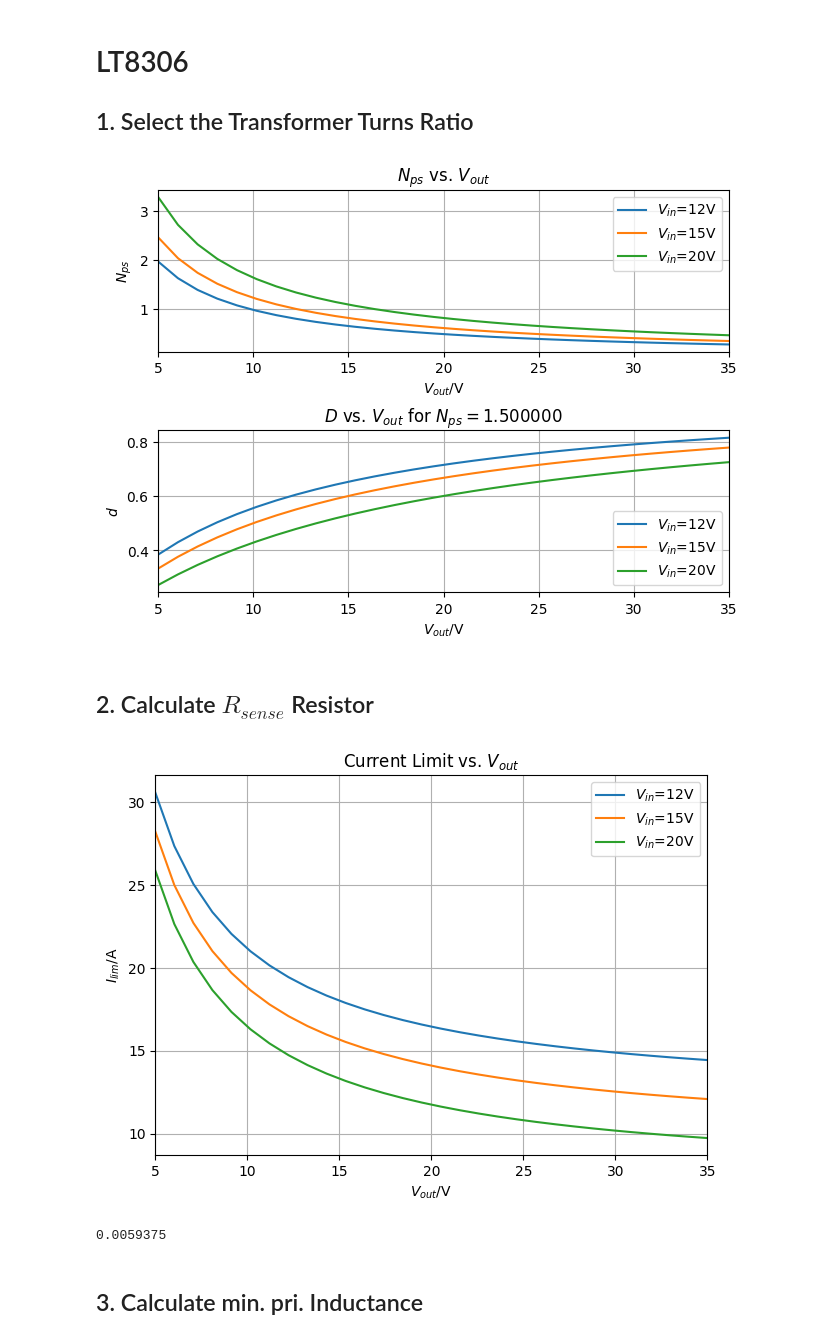
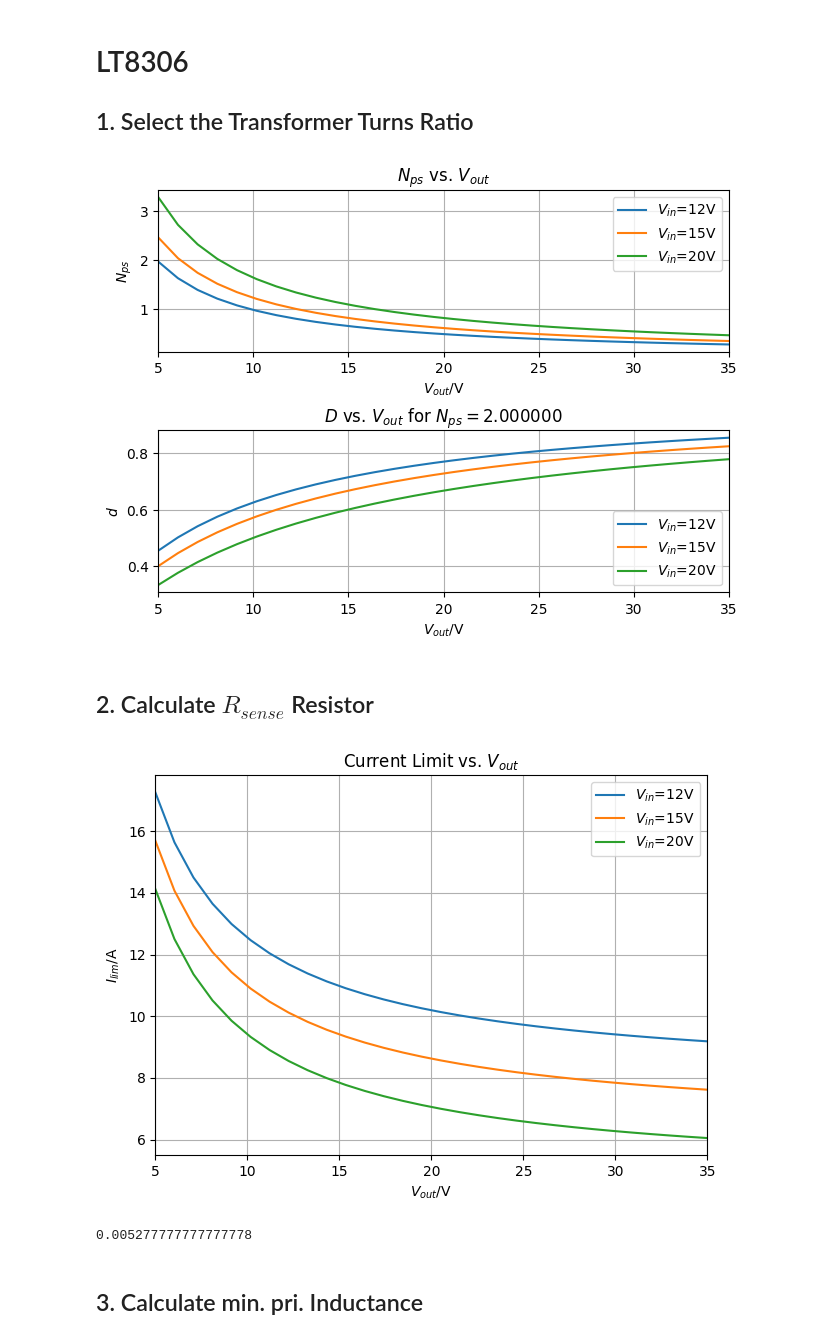
Before and after one commit to juulsA/usb-c-pd-vps, a Jupyter notebook: calculations/usb-c-pd-vps.ipynb, the cells around one changed output. Saved outputs shown, nothing was run; the diff lists cells and outputs as text; code cells hidden in the pictures.

```diff
--- a/calculations/usb-c-pd-vps.ipynb
+++ b/calculations/usb-c-pd-vps.ipynb
@@ -18,8 +18,8 @@ for i in range(len(v_in)):
     for j in range(len(v_out)):
         n_ps[i,j] = d_max * v_in[i] / ((1 - d_max) * (v_out[j] + v_f)) # primary to secondary winding ratio
 
-# select n_ps = 1.5 for design (750311591)
-n_ps_design = 1.5
+# select n_ps = 1.5 for design (750311590)
+n_ps_design = 2
 
 # calucate duty cycle for fixed n_ps value
 for i in range(len(v_in)):
@@ -47,37 +47,37 @@ ax[1].set_ylabel('$d$')
 ax[1].set_xlim(np.min(v_out),np.max(v_out))
 ax[1].grid(True)
 # %% [output]
-[figure, old version]
+[figure, new version]
 # %% [markdown]
 ## 2. Calculate $R_{sense}$ Resistor
 # %%
-pwr_max = 60 # maximum output power
+pwr_max = 40 # maximum output power
 eta = 0.85 # efficiency
 
 i_lim = np.zeros((len(v_in), len(v_out)))
 
 for i in range(len(v_in)):
     for j in range(len(v_out)):
         i_lim[i,j] = (2 * pwr_max / v_out[j]) / (eta * (1 - d[i,j]) * n_ps_design)
 
     plt.plot(v_out, i_lim[i,:])
 
 plt.xlabel('$V_{out}$/V')
 plt.ylabel('$I_{lim}$/A')
 plt.title('Current Limit vs. $V_{out}$')
 plt.legend(['$V_{in}$=12V', '$V_{in}$=15V', '$V_{in}$=20V'])
 plt.grid(True)
 plt.xlim(np.min(v_out),np.max(v_out))
 plt.tight_layout()
 plt.show()
 
-i_lim_design = 20*0.8
+i_lim_design = 18
 r_sense = 95e-3 / i_lim_design
 
 print(r_sense)
 # %% [output]
-[figure, old version]
+[figure, new version]
-0.0059375
+0.005277777777777778
 # %% [markdown]
 ## 3. Calculate min. pri. Inductance
 # %%
```
Also changed, not shown: parts of 3 cells of this notebook, 4 other files.
